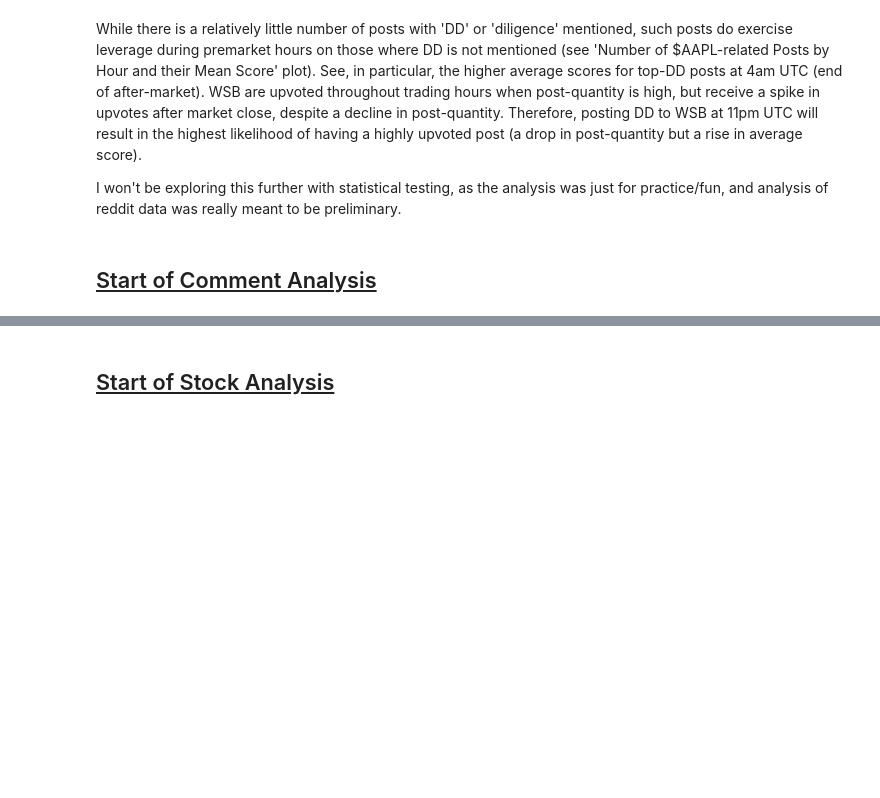
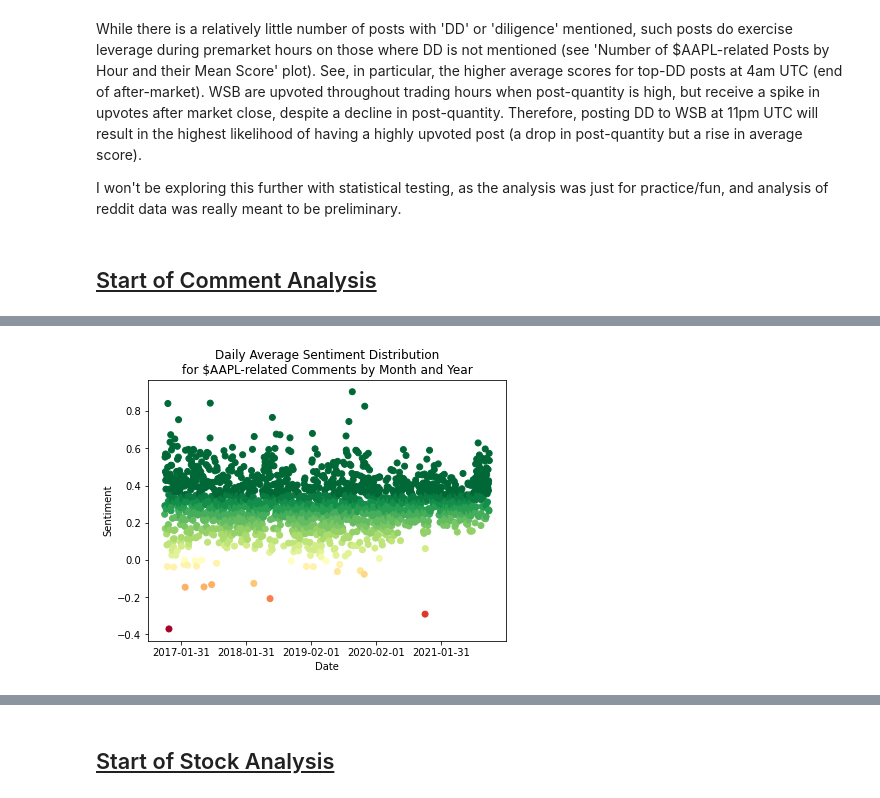
Before and after one commit to JackIHill/DataAnalytics, a Jupyter notebook: Independent/AAPL Analysis/AAPL Stock+Reddit Analysis.ipynb, the cells around one changed output, grey strips where cells are left out. Drawn from its saved outputs; the diff is of its cells as text; code cells hidden in the pictures; blank space fills up the shorter version.

```diff
--- a/Independent/AAPL Analysis/AAPL Stock+Reddit Analysis.ipynb
+++ b/Independent/AAPL Analysis/AAPL Stock+Reddit Analysis.ipynb
@@ -118,7 +145,7 @@ monthly_post_scores = (
 # %%
 WSB_posts = clean_posts[clean_posts['subreddit'] == 'wallstreetbets']
 clean_posts = clean_posts[clean_posts['subreddit'] != 'wallstreetbets']
-WSB_comments = clean_comms[clean_comms['subreddit'] == 'wallstreetbets']
+WSB_comms = clean_comms[clean_comms['subreddit'] == 'wallstreetbets']
 clean_comms = clean_comms[clean_comms['subreddit'] != 'wallstreetbets']
 # %%
 clean_comms.head()
@@ -125,9 +159,9 @@ clean_comms.head()
 # %% [markdown]
 ##### Get dataframes with average and highest score for each month for each year.
 # %%
-monthly_post_scores, monthly_comm_scores = clean_posts.copy(), clean_comms.copy()
+monthly_post_scores, monthly_comm_scores, monthly_wsb_comms = clean_posts.copy(), clean_comms.copy(), WSB_comms.copy()
 
-for df in [monthly_post_scores, monthly_comm_scores]:
+for df in [monthly_post_scores, monthly_comm_scores, monthly_wsb_comms]:
     df['year_month'] = df['date_created'].dt.strftime('%Y-%m')
     df['monthly_mean'] = df.groupby('year_month')['score'].transform('mean')
     df['monthly_max'] = df.groupby('year_month')['score'].transform('max')
@@ -453,12 +539,21 @@ monthly_comm_scores.head()
 # %%
-monthly_comm_scores['ymd'] = monthly_comm_scores['date_created'].dt.strftime('%Y-%m-%d')
+for df in [monthly_comm_scores, monthly_wsb_comms]:
+    df['ymd'] = df['date_created'].dt.strftime('%Y-%m-%d')
 # %%
-sentiment = (
+sentiment_clean = (
     monthly_comm_scores[clean_comms['sentiment'].notna()]
     .groupby('ymd')
     .mean()
     .reset_index()
     )
 
-sentiment_mean = sentiment.groupby('year_created')['sentiment'].mean().reset_index()
-sentiment.head()
+sentiment_wsb = (
+    monthly_wsb_comms[WSB_comms['sentiment'].notna()]
+    .groupby('ymd')
+    .mean()
+    .reset_index()
+    )
+
+sentiment_clean_mean = sentiment_clean.groupby('year_created')['sentiment'].mean().reset_index()
+sentiment_wsb_mean = sentiment_wsb.groupby('year_created')['sentiment'].mean().reset_index()
+sentiment_clean.head()
@@ -465,30 +567,32 @@ sentiment.head()
 # %%
 from matplotlib.colors import BoundaryNorm
 
 #This cell uses code from: https://stackoverflow.com/questions/23994020/colorplot-that-distinguishes-between-positive-and-negative-values
 
 fig, ax = plt.subplots()
 
 cmap = plt.get_cmap('RdYlGn')
 cmaplist = [cmap(i) for i in range(cmap.N)]
 cmap = cmap.from_list('Custom cmap', cmaplist, cmap.N)
 
 # define the bins and normalize and forcing 0 to be part of the colorbar.
 bounds = np.arange(np.min(-0.4),np.max(0.4),.03)
 idx=np.searchsorted(bounds,0)
 bounds=np.insert(bounds,idx,0)
 norm = BoundaryNorm(bounds, cmap.N)
 
-ax.scatter(sentiment['ymd'],
-           sentiment['sentiment'],
-           c=sentiment['sentiment'], norm=norm, cmap=cmap)
+ax.scatter(sentiment_clean['ymd'],
+           sentiment_clean['sentiment'],
+           c=sentiment_clean['sentiment'], norm=norm, cmap=cmap)
 
 ax.set_xlabel('Date')
 ax.set_ylabel('Sentiment')
 ax.set_yticks(np.arange(-0.4, 0.8, 0.2))
 ax.set_title('Daily Average Sentiment Distribution\nfor $AAPL-related Comments by Month and Year')
 
 ax.xaxis.set_major_locator(mdates.MonthLocator(bymonthday=1, interval=12))
 plt.show()
+# %% [output]
+[figure, added]
 # %%
 plt.scatter(
```
Also changed, not shown: parts of 31 cells of this notebook.
